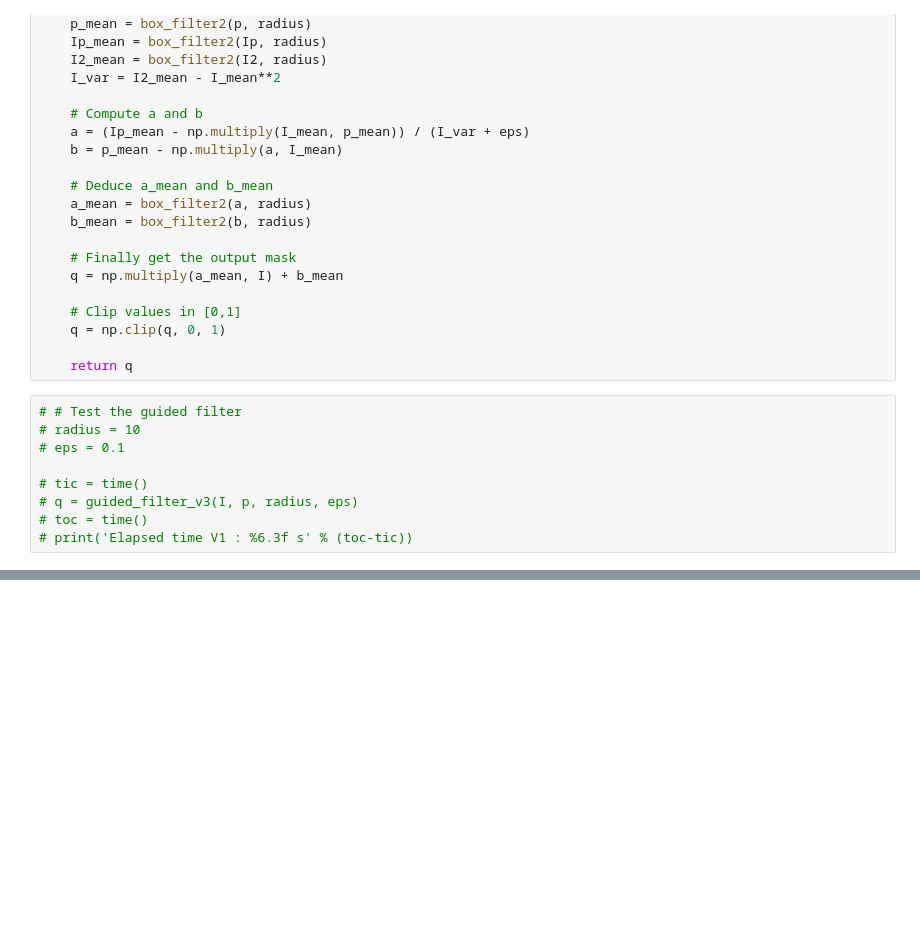
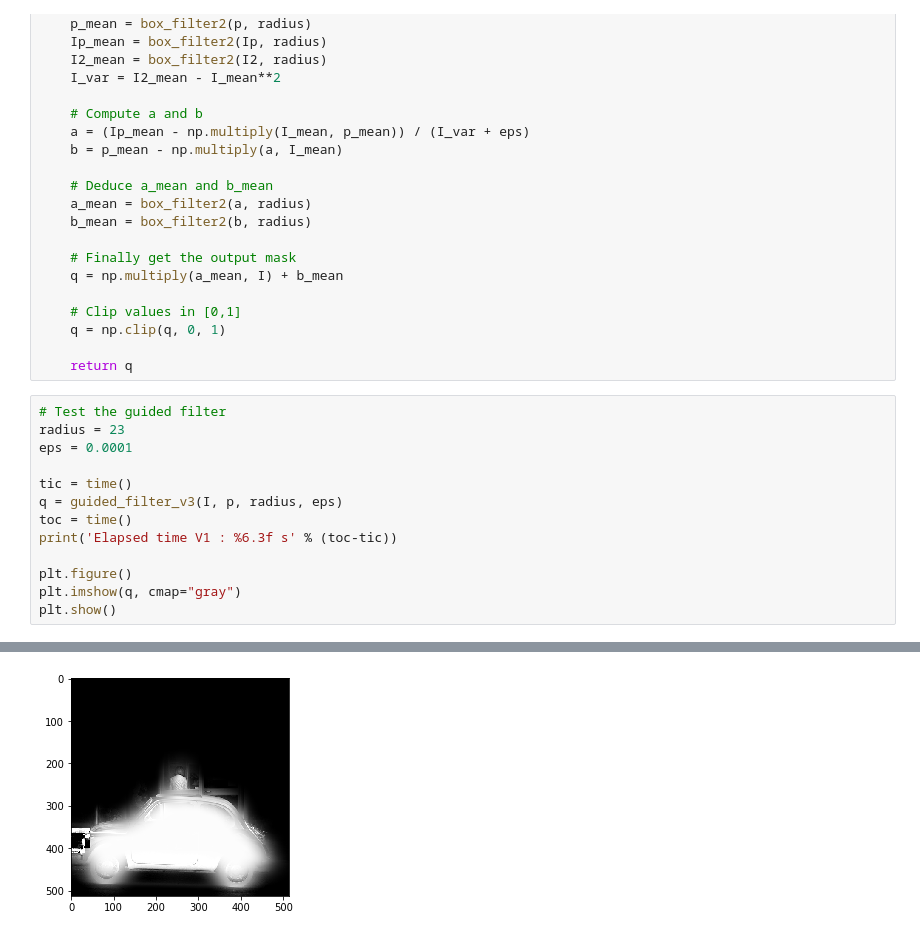
Before and after one commit to matthieurouif/filter_segmentation, a Jupyter notebook: guided_filter/guided_filter.ipynb, the cells around one changed output, grey strips where cells are left out. Saved outputs shown, nothing was run; the diff lists cells and outputs as text; blank space fills up the shorter version.

Commit message:
Clean guided_filter notebook + add notebook testing opencv

```diff
--- a/guided_filter/guided_filter.ipynb
+++ b/guided_filter/guided_filter.ipynb
@@ -71,11 +71,16 @@ def guided_filter_v3(I, p, radius, eps):
 
     return q
 # %%
-# # Test the guided filter
-# radius = 10
-# eps = 0.1
+# Test the guided filter
+radius = 23
+eps = 0.0001
 
-# tic = time()
-# q = guided_filter_v3(I, p, radius, eps)
-# toc = time()
-# print('Elapsed time V1 : %6.3f s' % (toc-tic))
+tic = time()
+q = guided_filter_v3(I, p, radius, eps)
+toc = time()
+print('Elapsed time V1 : %6.3f s' % (toc-tic))
+
+plt.figure()
+plt.imshow(q, cmap="gray")
+plt.show()
+# %% [output]
@@ -82,3 +88,4 @@ def guided_filter_v3(I, p, radius, eps):
+[figure, added]
 # %%
 from __future__ import print_function
 from ipywidgets import interact, interactive, fixed, interact_manual
```
Also changed, not shown: parts of 2 cells of this notebook, 2 other files.
